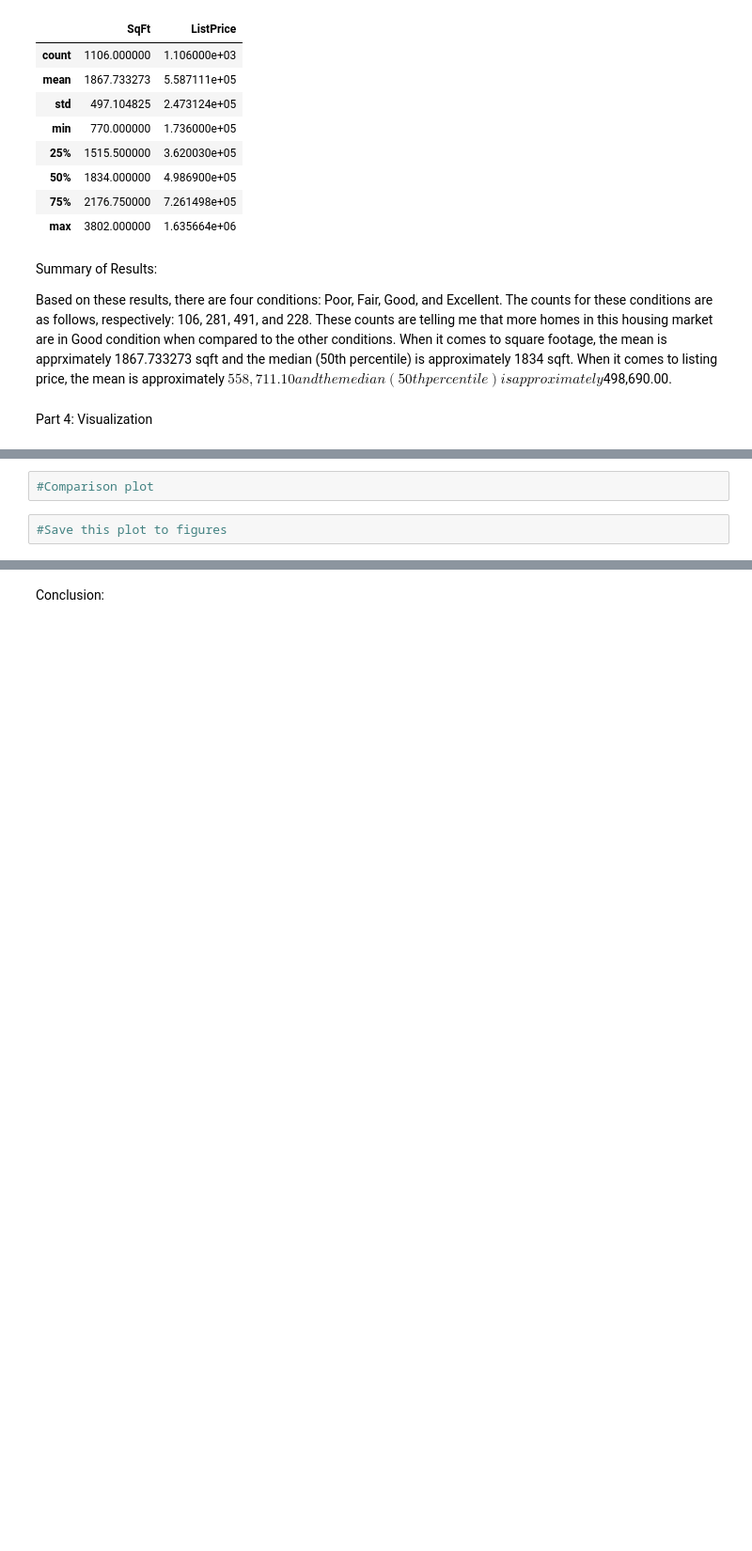
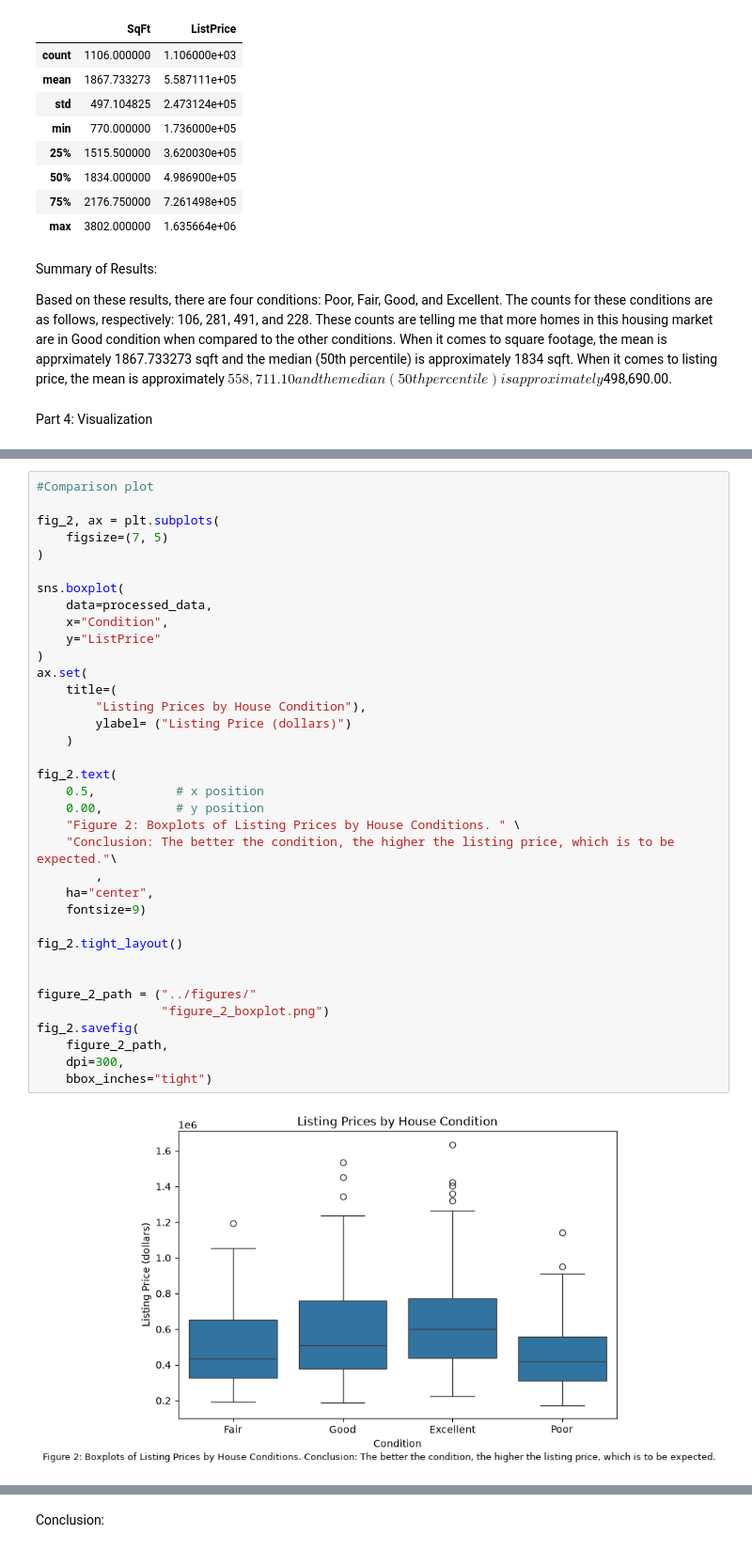
Before and after one commit to mdo222/sta556-homework-2, a Jupyter notebook: notebooks/homework_2.ipynb, the cells around one changed output, grey strips where cells are left out. Shown at 94% size. Drawn from its saved outputs; the diff is of its cells as text; blank space fills up the shorter version.

```diff
--- a/notebooks/homework_2.ipynb
+++ b/notebooks/homework_2.ipynb
@@ -285,6 +349,40 @@ Comparison Plot Purpose:
 # %%
 #Comparison plot
+
+fig_2, ax = plt.subplots(
+    figsize=(7, 5)
+)
+
+sns.boxplot(
+    data=processed_data,
+    x="Condition",
+    y="ListPrice"
+)
+ax.set(
+    title=(
+        "Listing Prices by House Condition"),
+        ylabel= ("Listing Price (dollars)")
+    )
+
+fig_2.text(
+    0.5,           # x position
+    0.00,          # y position
+    "Figure 2: Boxplots of Listing Prices by House Conditions. " \
+    "Conclusion: The better the condition, the higher the listing price, which is to be expected."\
+        ,
+    ha="center",
+    fontsize=9)
+
+fig_2.tight_layout()
+
+
+figure_2_path = ("../figures/"
+                 "figure_2_boxplot.png")
+fig_2.savefig(
+    figure_2_path,
+    dpi=300,
+    bbox_inches="tight")
+# %% [output]
+[figure, added]
-# %%
-#Save this plot to figures
 # %% [markdown]
 Conclusion:
```
Also changed, not shown: parts of 14 cells of this notebook, 4 other files.
